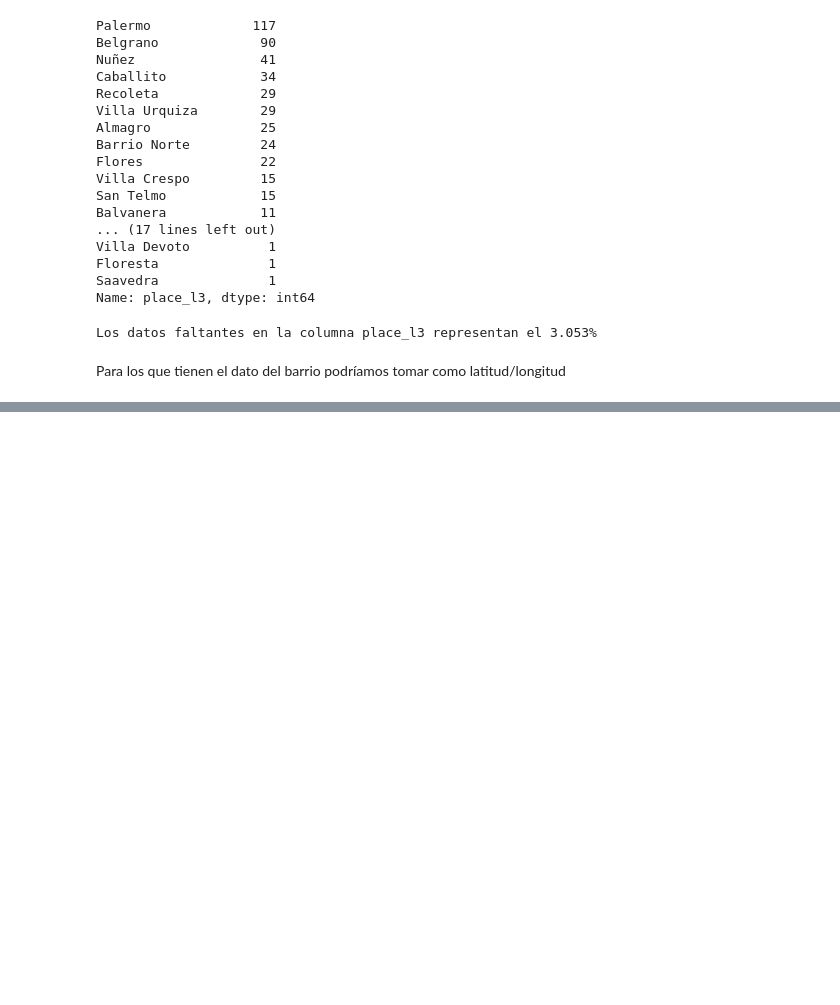
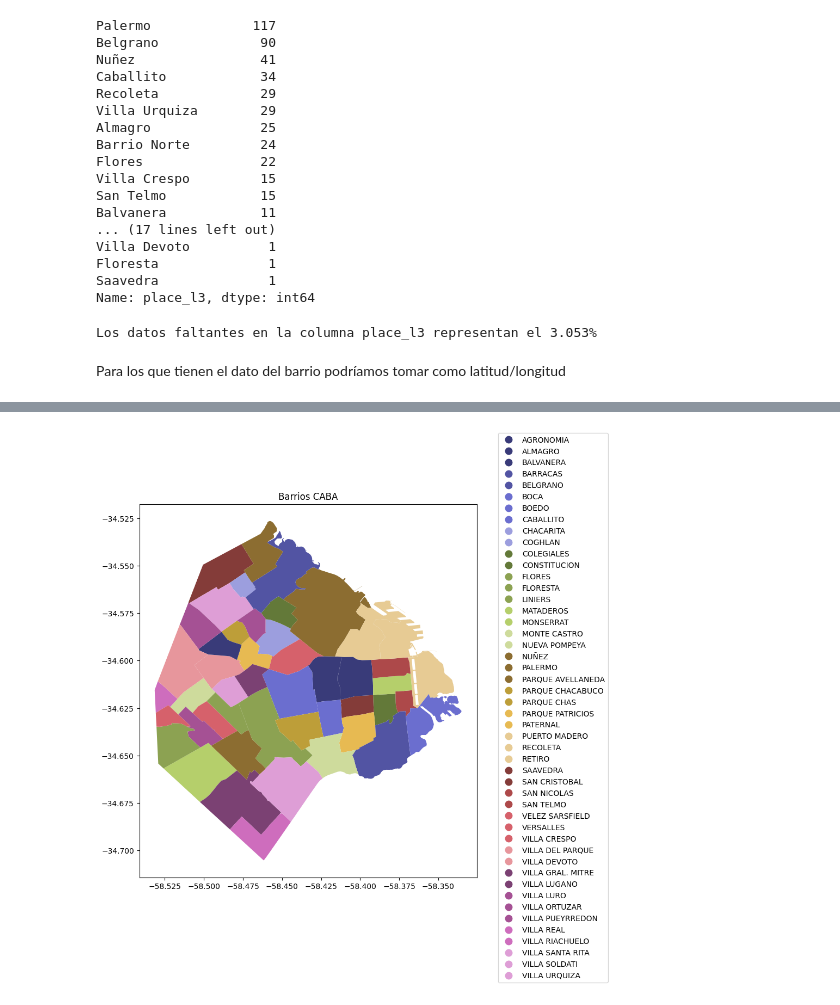
Before and after one commit to Naza26/7506R-2C2022-GRUPO01, a Jupyter notebook: 7506R_TP1_GRUPO1_ENTREGA.ipynb, the cells around one changed output, grey strips where cells are left out. Saved outputs shown, nothing was run; the diff lists cells and outputs as text; code cells hidden in the pictures; blank space fills up the shorter version.

Commit message:
grafico de los barrios integrado

```diff
--- a/7506R_TP1_GRUPO1_ENTREGA.ipynb
+++ b/7506R_TP1_GRUPO1_ENTREGA.ipynb
@@ -709,0 +712,4 @@ Para los que tienen el dato del barrio podríamos tomar como latitud/longitud
+# %%
+# Proceso el archivo de los barrios de CABA
+barrios = gpd.read_file('./mapa/barrios.geojson')
+barrios.head()
@@ -709,0 +723,12 @@ Para los que tienen el dato del barrio podríamos tomar como latitud/longitud
+# %%
+# Realizo el grafico de los barrios de CABA
+fig, ax = plt.subplots(figsize=(8,10))
+barrios.plot(column='BARRIO', categorical=True, legend=True, ax=ax, cmap='tab20b')
+
+leg = ax.get_legend()
+leg.set_bbox_to_anchor((1.4, 1.2))
+
+ax.set(title='Barrios CABA')
+plt.show()
+# %% [output]
+[figure, added]
```
Also changed, not shown: parts of 3 cells of this notebook.
